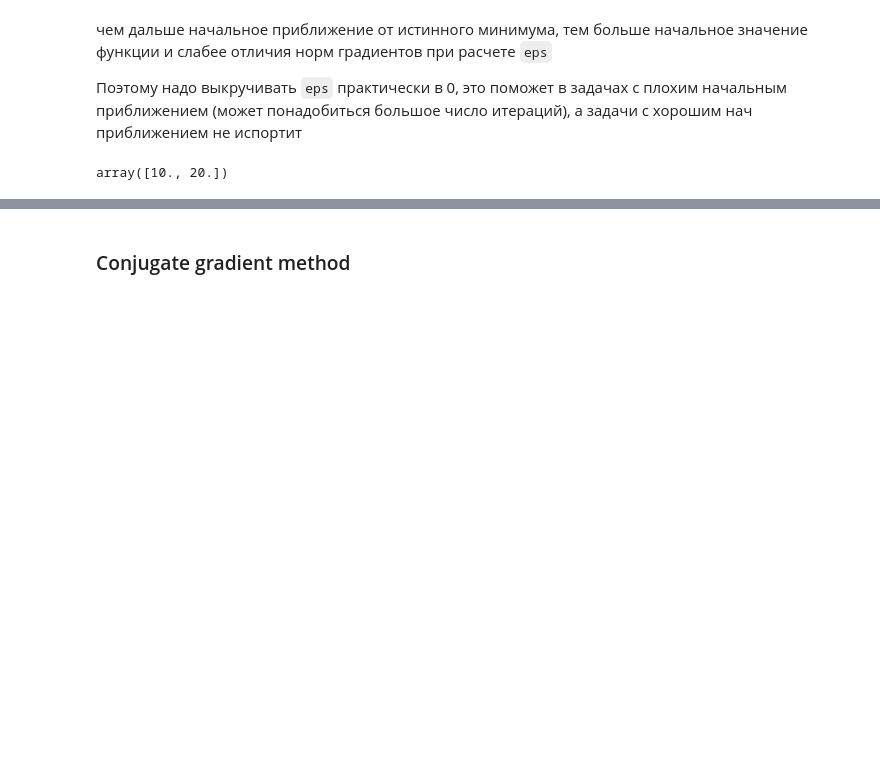
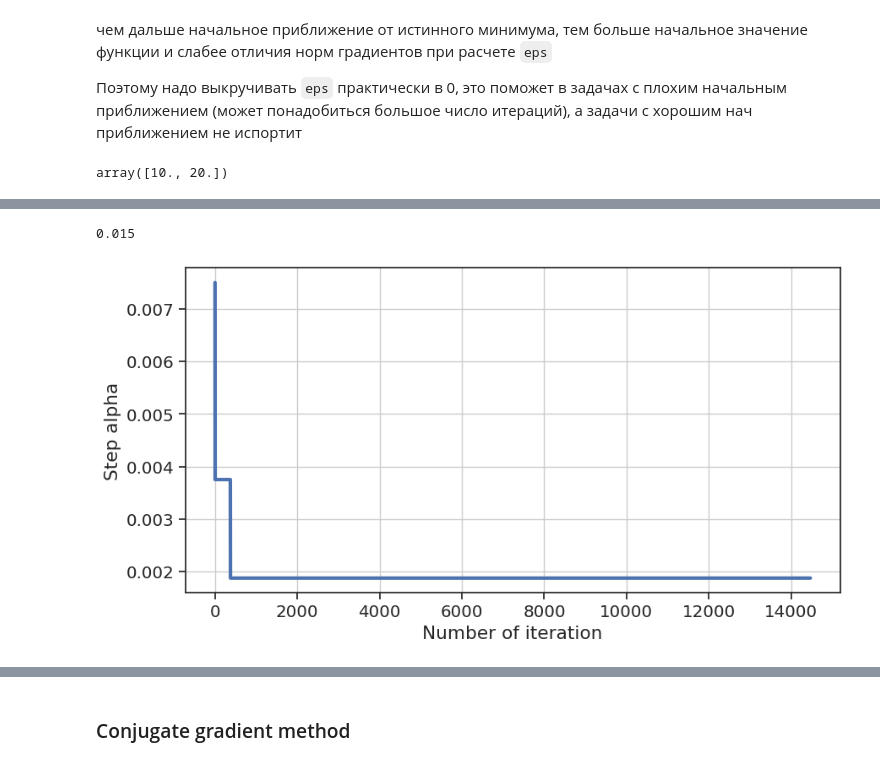
Before and after one commit to adusachev/Optimization-methods, a Jupyter notebook: opt_methods.ipynb, the cells around one changed output, grey strips where cells are left out. Drawn from its saved outputs; the diff is of its cells as text; code cells hidden in the pictures; blank space fills up the shorter version.

```diff
--- a/opt_methods.ipynb
+++ b/opt_methods.ipynb
@@ -424,0 +380,8 @@ draw_convergence_plot(f_vals, N_iterations)
+# %%
+alpha
+# %% [output]
+0.015
+# %%
+draw_alpha_plot(alphas, N_iterations)
+# %% [output]
+[figure, added]
```
Also changed, not shown: parts of 71 cells of this notebook.
